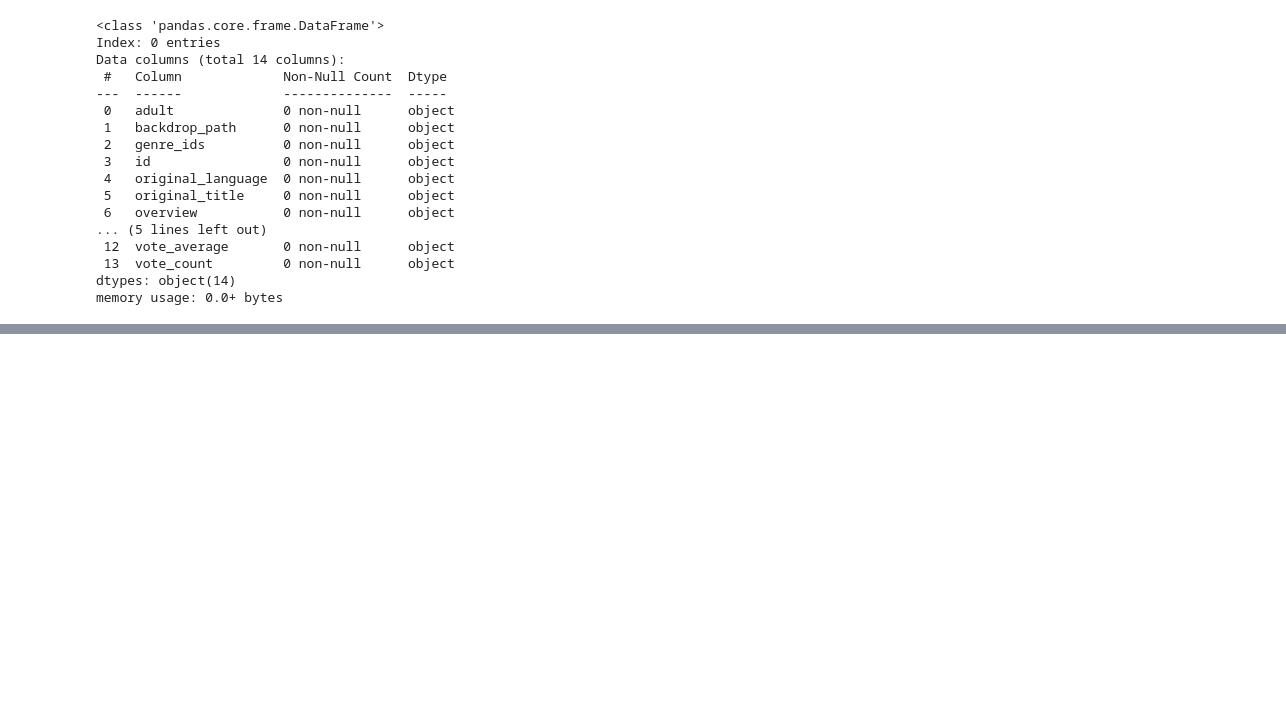
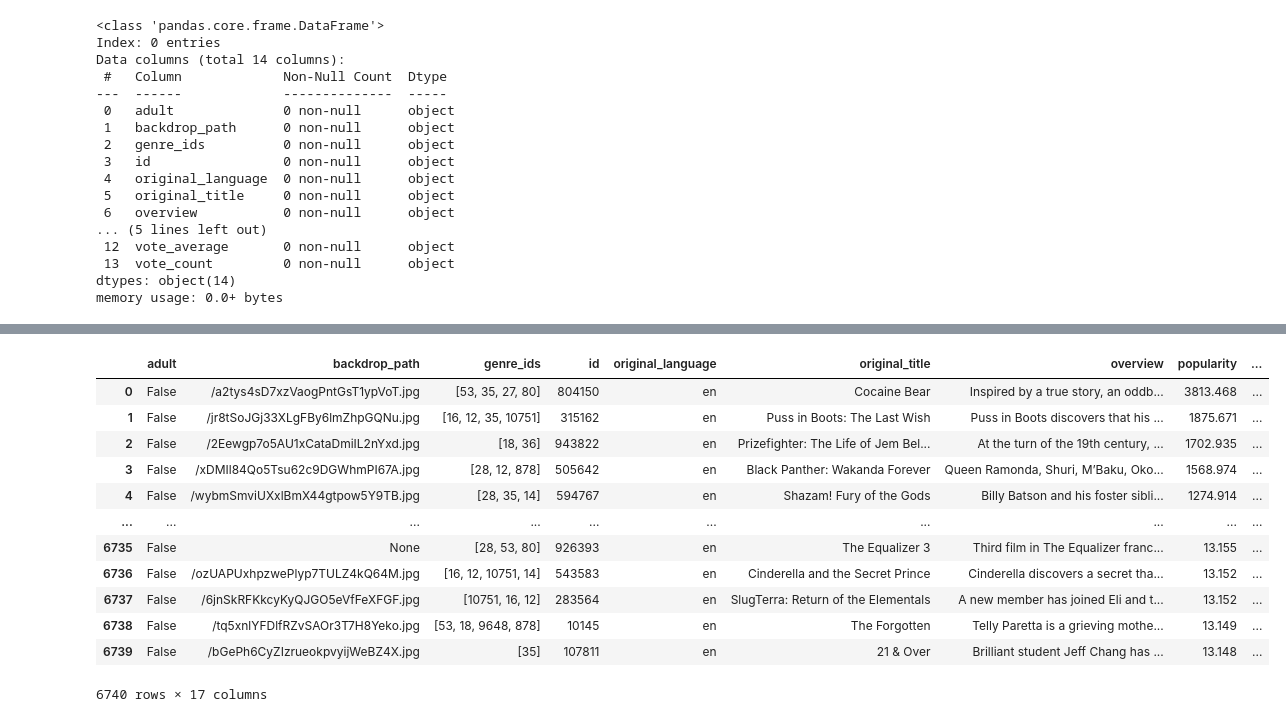
Before and after one commit to Jasonti20/437Group7, a Jupyter notebook: usingAPI.ipynb, the cells around one changed output, grey strips where cells are left out. Drawn from its saved outputs; the diff is of its cells as text; code cells hidden in the pictures; blank space fills up the shorter version.

```diff
--- a/usingAPI.ipynb
+++ b/usingAPI.ipynb
@@ -257,0 +268,16 @@ movie_dataframe
+# %%
+movie_dataframe
+# %% [output]
+|  | adult | backdrop_path | genre_ids | id | original_language | original_title | overview | popularity | ... |
+| 0 | False | /a2tys4sD7xzVaogPntGsT1ypVoT.jpg | [53, 35, 27, 80] | 804150 | en | Cocaine Bear | Inspired by a true story, an oddb... | 3813.468 | ... |
+| 1 | False | /jr8tSoJGj33XLgFBy6lmZhpGQNu.jpg | [16, 12, 35, 10751] | 315162 | en | Puss in Boots: The Last Wish | Puss in Boots discovers that his ... | 1875.671 | ... |
+| 2 | False | /2Eewgp7o5AU1xCataDmiIL2nYxd.jpg | [18, 36] | 943822 | en | Prizefighter: The Life of Jem Bel... | At the turn of the 19th century, ... | 1702.935 | ... |
+| 3 | False | /xDMIl84Qo5Tsu62c9DGWhmPI67A.jpg | [28, 12, 878] | 505642 | en | Black Panther: Wakanda Forever | Queen Ramonda, Shuri, M’Baku, Oko... | 1568.974 | ... |
+| 4 | False | /wybmSmviUXxlBmX44gtpow5Y9TB.jpg | [28, 35, 14] | 594767 | en | Shazam! Fury of the Gods | Billy Batson and his foster sibli... | 1274.914 | ... |
+| ... | ... | ... | ... | ... | ... | ... | ... | ... | ... |
+| 6735 | False | None | [28, 53, 80] | 926393 | en | The Equalizer 3 | Third film in The Equalizer franc... | 13.155 | ... |
+| 6736 | False | /ozUAPUxhpzwePlyp7TULZ4kQ64M.jpg | [16, 12, 10751, 14] | 543583 | en | Cinderella and the Secret Prince | Cinderella discovers a secret tha... | 13.152 | ... |
+| 6737 | False | /6jnSkRFKkcyKyQJGO5eVfFeXFGF.jpg | [10751, 16, 12] | 283564 | en | SlugTerra: Return of the Elementals | A new member has joined Eli and t... | 13.152 | ... |
+| 6738 | False | /tq5xnlYFDlfRZvSAOr3T7H8Yeko.jpg | [53, 18, 9648, 878] | 10145 | en | The Forgotten | Telly Paretta is a grieving mothe... | 13.149 | ... |
+| 6739 | False | /bGePh6CyZIzrueokpvyijWeBZ4X.jpg | [35] | 107811 | en | 21 & Over | Brilliant student Jeff Chang has ... | 13.148 | ... |
+6740 rows × 17 columns
```
Also changed, not shown: parts of 11 cells of this notebook, 1 other file.
